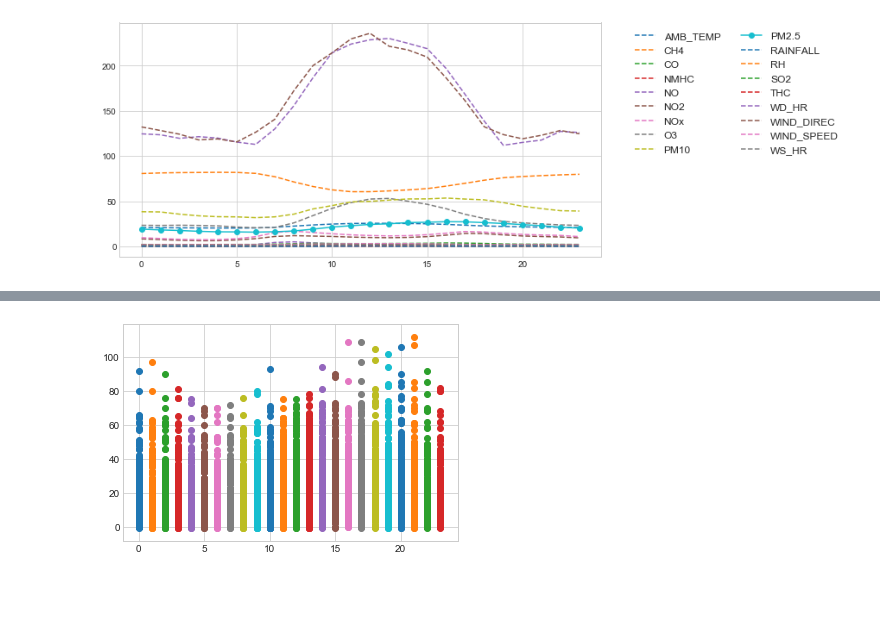
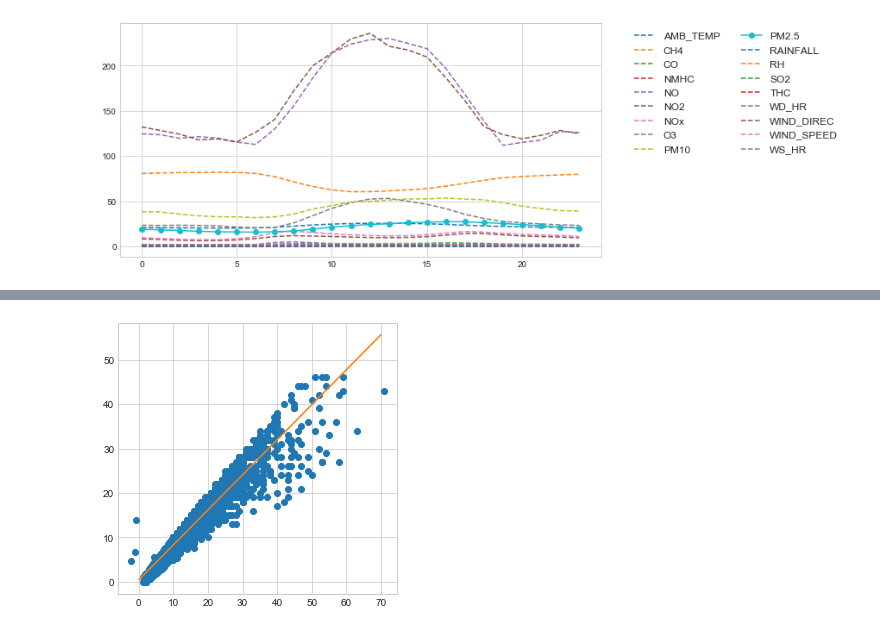
Before and after one commit to RichoHan/machine-learning, a Jupyter notebook: session-1-pm2.5-prediction/data-overview.ipynb, the cells around one changed output, grey strips where cells are left out. Cells and saved outputs as stored; diff of their text form; code cells hidden in the pictures; blank space fills up the shorter version.

Commit message:
Update notebook with linear regression example.

```diff
--- a/session-1-pm2.5-prediction/data-overview.ipynb
+++ b/session-1-pm2.5-prediction/data-overview.ipynb
@@ -139,20 +139,28 @@ plt.show()
-# %%
-y = pm_25
-# x = y.index.astype('float64').to_series()
-
-# from sklearn.linear_model import LinearRegression
-# model = LinearRegression(fit_intercept=True)
-
-# model.fit(x[:, np.newaxis], y)
-
-# xfit = np.linspace(0, 10, 1000)
-# yfit = model.predict(xfit[:, np.newaxis])
-
-# print(y['0'])
-for hour in y:
-#     for value in y[hour]:
-#         plt.scatter(hour, value)
-    plt.scatter([hour]*y[hour].size, y[hour])
-# plt.plot(xfit, yfit);
-# %% [output]
-[figure, removed]
+# %%
+x = pd.Series()
+y = pd.Series()
+
+feature = data[data['測項'] == 'NOx'].loc[:, '0':'23'].apply(pd.to_numeric)
+outcome = data[data['測項'] == 'NO2'].loc[:, '0':'23'].apply(pd.to_numeric)
+for hour in feature:
+    x = x.append(feature[hour].map(lambda elem: elem), ignore_index=True)
+
+for hour in outcome:
+    y = y.append(outcome[hour].map(lambda elem: elem), ignore_index=True)
+
+# y = pm_25
+
+from sklearn.linear_model import LinearRegression
+model = LinearRegression(fit_intercept=True)
+
+model.fit(x[:, np.newaxis], y)
+
+xfit = np.linspace(0, 70, 1000)
+yfit = model.predict(xfit[:, np.newaxis])
+
+fig, ax = plt.subplots(figsize=(5, 5))
+ax.plot(x, y, 'o')
+ax.plot(xfit, yfit)
+plt.show()
+# %% [output]
+[figure, added]
```
Also changed, not shown: parts of 1 cell of this notebook, 1 other file.
